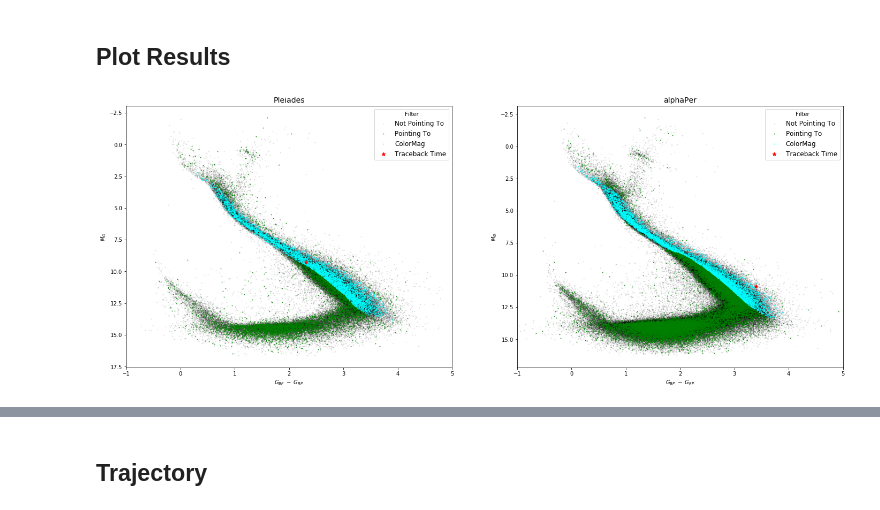
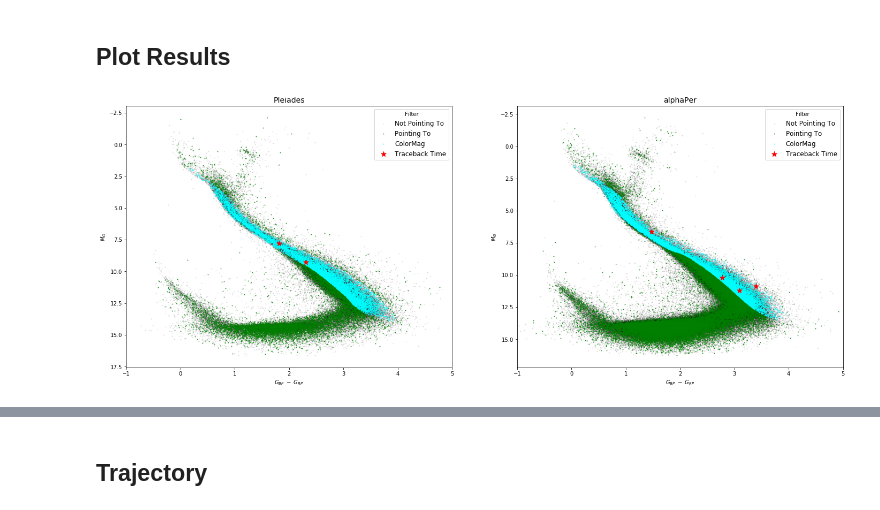
Before and after one commit to kevinmcmanus/runawaysearch, a Jupyter notebook: RunawaySearch.ipynb, the cells around one changed output, grey strips where cells are left out. Cells and saved outputs as stored; diff of their text form; code cells hidden in the pictures.

```diff
--- a/RunawaySearch.ipynb
+++ b/RunawaySearch.ipynb
@@ -113,7 +203,9 @@ for i, cl in enumerate(cluster_names):
     ax[i].set_title(cl)
     ax[i].set_xlabel('Travel Time (Years)')
     ax[i].set_ylabel('Log10( Number of Stars)')
+
+    ax[i].grid(axis='y')
+    ax[i].axvline(tt_thresh, color='red', ls=":", label=f'Threshold={tt_thresh:.2e} years')
     ax[i].legend()
-    ax[i].grid(axis='y')
-zz = fig.suptitle('Distribution of Travel Times')
+zz = fig.suptitle('Distribution of Travel Times (log scale)')
 # %% [output]
@@ -140,0 +213,5 @@ search_results['Pleiades'].objs.query('travel_time > 0.7e8')
+# %%
+for cl in cluster_names:
+    n_tt = len(search_results[cl].objs.query('travel_time>@tt_thresh'))
+    n = len(search_results[cl].objs)
+    print(f'Cluster: {cl}, Total Candidates: {n:,}, Travel Time > {tt_thresh:.2e}: {n_tt:,}, Percent: {100.0*n_tt/n:.2f}')
@@ -150,6 +223,8 @@ cluster_info.loc[cl]['coords']
 # %%
 for cl in cluster_names:
-    maxsep = cluster_members[cl].maxsep() /2.0
-    print(f'{cl}: Maxsep: {maxsep}')
+    maxsep = cluster_members[cl].maxsep(center = cluster_info.loc[cl]['coords'] )
     search_results[cl].points_to(cluster_info.loc[cl]['coords'],maxsep.value, inplace=True, allcalcs=False)
+    n_pt = len(search_results[cl].objs.query('points_to'))
+    n = len(search_results[cl].objs)
+    print(f'Cluster: {cl}, Total Candidates: {n:,}, Cluster Radius: {maxsep.degree:.2f} degree, Points_to {n_pt:,}, Percent: {100.0*n_pt/n:.2f}')
 # %% [output]
@@ -192,12 +245,10 @@ for cl in cluster_names:
 # %%
-tbt_thresh = 50e6 #minimum travel time in years
-
 for cl in cluster_names:
     cm_ok = cm_models[cl].predict(*search_results[cl].get_colors())
     search_results[cl].objs['ColorMag'] = np.logical_and(cm_ok, search_results[cl].objs.points_to)
 
     #apply age filter
-    search_results[cl].objs['TBTok'] = np.logical_and(search_results[cl].objs.ColorMag, search_results[cl].objs.travel_time >= tbt_thresh)
+    search_results[cl].objs['TBTok'] = np.logical_and(search_results[cl].objs.ColorMag, search_results[cl].objs.travel_time >= tt_thresh)
 # %%
 #summarize results
 for cl in cluster_names:
@@ -208,17 +259,17 @@ for cl in cluster_names:
 # %%
 fig = plt.figure(figsize=(24,9))
 ax = fig.subplots(1,2)
 for i, cl in enumerate(cluster_names):
     search_results[cl].query('Score == 0').plot_hrdiagram(ax=ax[i], color='black', alpha=0.1, s=1, label="Not Pointing To")
     #cluster_members[cl].plot_hrdiagram(ax=ax[i], color='blue', label=f'{cl} Known Members', alpha=0.5, s=1)
     search_results[cl].query('Score == 1').plot_hrdiagram(ax=ax[i], color='green', alpha=0.7, s=1, label="Pointing To")
     search_results[cl].query('Score == 2').plot_hrdiagram(ax=ax[i], color='cyan', alpha=0.7, s=1, label="ColorMag")
-    search_results[cl].query('Score == 3').plot_hrdiagram(ax=ax[i], color='red', alpha=1, s=50,marker='*', label="Traceback Time")
+    search_results[cl].query('Score == 3').plot_hrdiagram(ax=ax[i], color='red', alpha=1, s=100,marker='*', label="Traceback Time")
 
     ax[i].set_title(cl, fontsize=14)
     ax[i].legend(fontsize=12, title='Filter')
 # %% [output]
-[figure, old version]
+[figure, new version]
 # %%
 filters = ['SearchResults','PointingTo','ColorModel','TracebackTime']
 for i,f in enumerate(filters):
```
Also changed, not shown: parts of 39 cells of this notebook, 11 other files.
